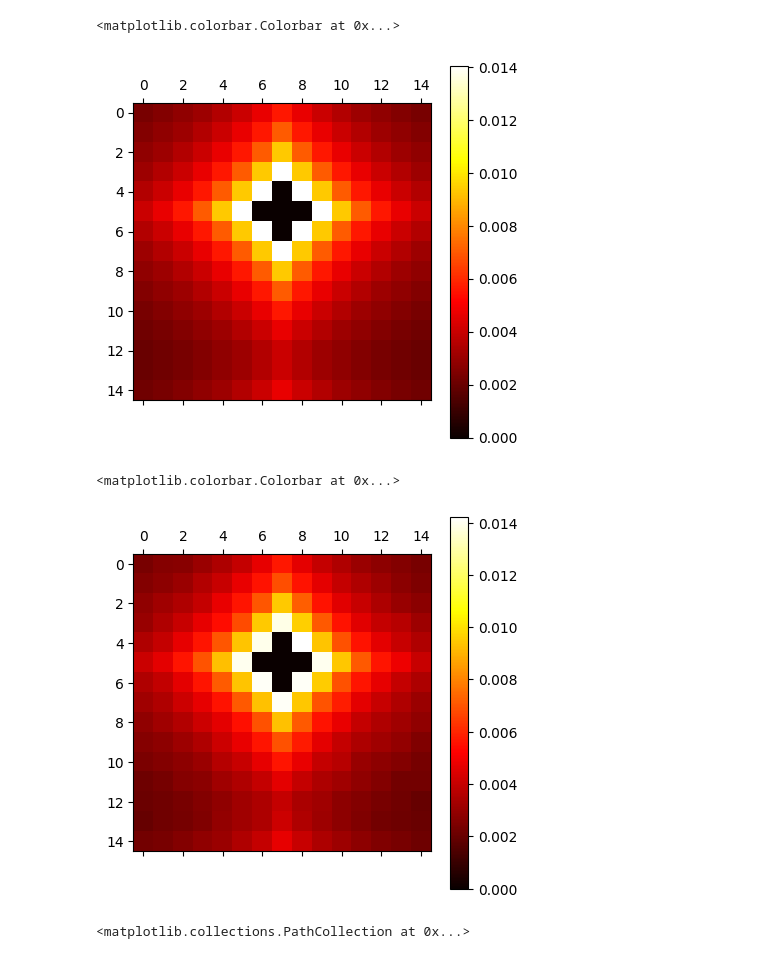
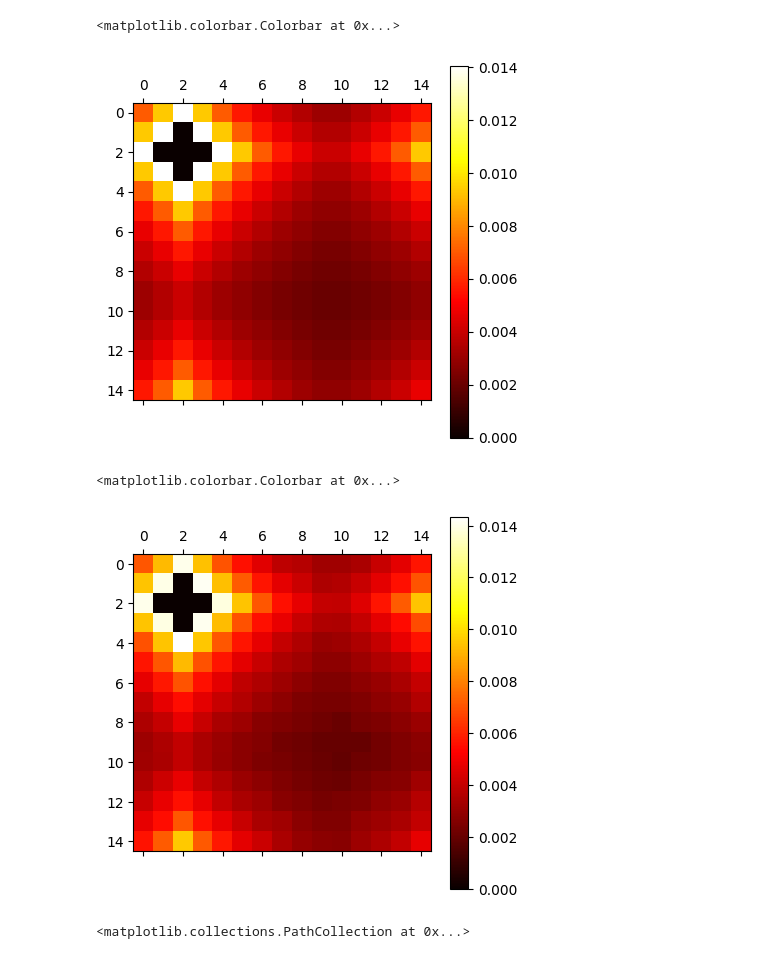
Before and after one commit to ricsi98/utvalasztas_verseny, a Jupyter notebook: smart_sampling.ipynb, the cells around one changed output. Saved outputs shown, nothing was run; the diff lists cells and outputs as text; code cells hidden in the pictures.

```diff
--- a/smart_sampling.ipynb
+++ b/smart_sampling.ipynb
@@ -28,25 +28,26 @@ def euclidean_distance(node1: Node, node2: Node) -> float:
 # %%
 def offset_proba_mtx(n: int, node: Node, alpha: float) -> np.ndarray:
     mtx = np.zeros((n, n))
     ld = LatticeDistance(n)
     for i in range(n):
         for j in range(n):
             if ld(node, (i, j)) < 2:
                 continue
             mtx[i, j] = ld(node, (i, j))**-alpha
     mtx /= mtx.sum()
     return mtx
 
 
 ALPHA = 1
 
 N = 15
-m = offset_proba_mtx(N, (5, 7), ALPHA)
+X, Y = 2, 2
+m = offset_proba_mtx(N, (X, Y), ALPHA)
 plt.matshow(m, cmap='hot')
 plt.colorbar()
 # %% [output]
 <matplotlib.colorbar.Colorbar at 0x...>
-[figure, old version]
+[figure, new version]
 # %%
 N_SAMPLES = 1000000
 probas = m.reshape(-1)
@@ -61,7 +62,7 @@ plt.matshow(empirical, cmap='hot')
 plt.colorbar()
 # %% [output]
 <matplotlib.colorbar.Colorbar at 0x...>
-[figure, old version]
+[figure, new version]
 # %%
 ld = LatticeDistance(N)
 empirical_distances = {}
```
Also changed, not shown: parts of 4 cells of this notebook.
